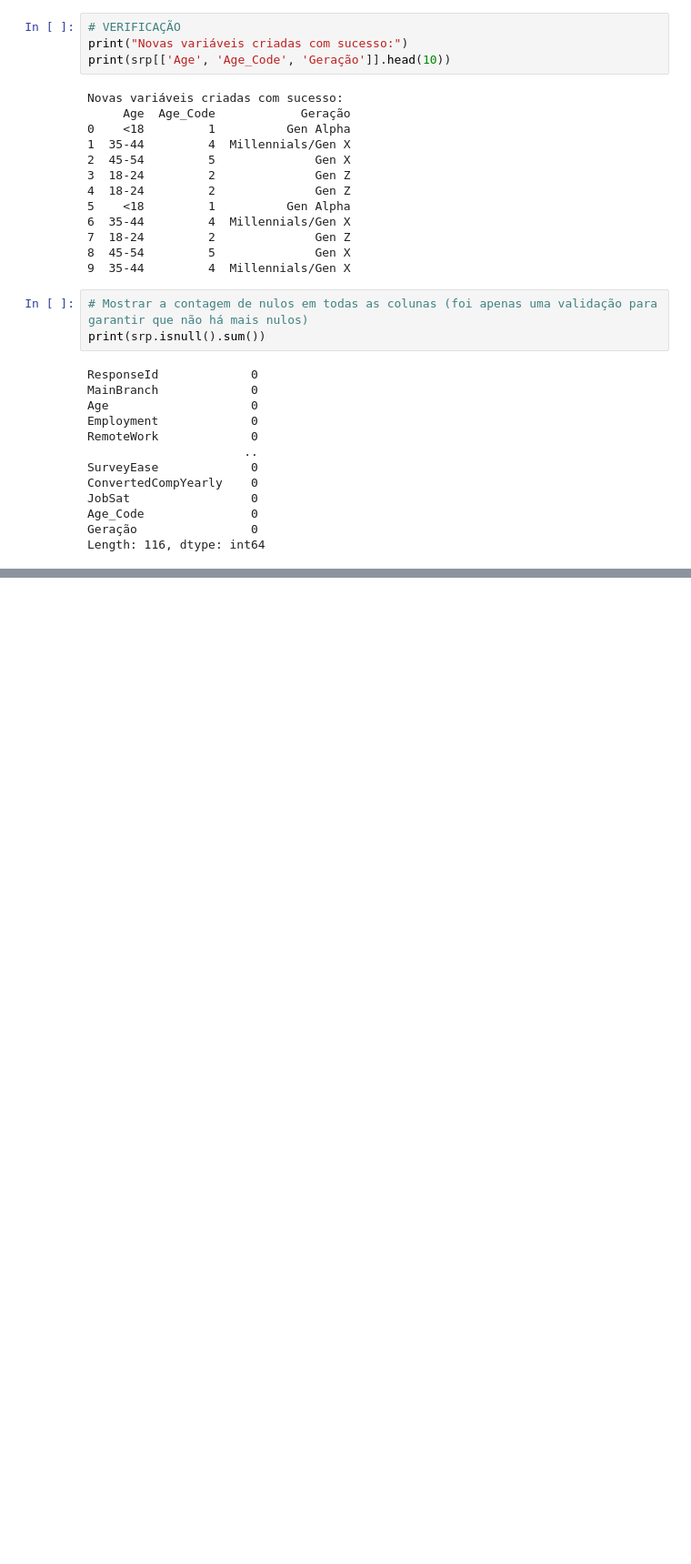
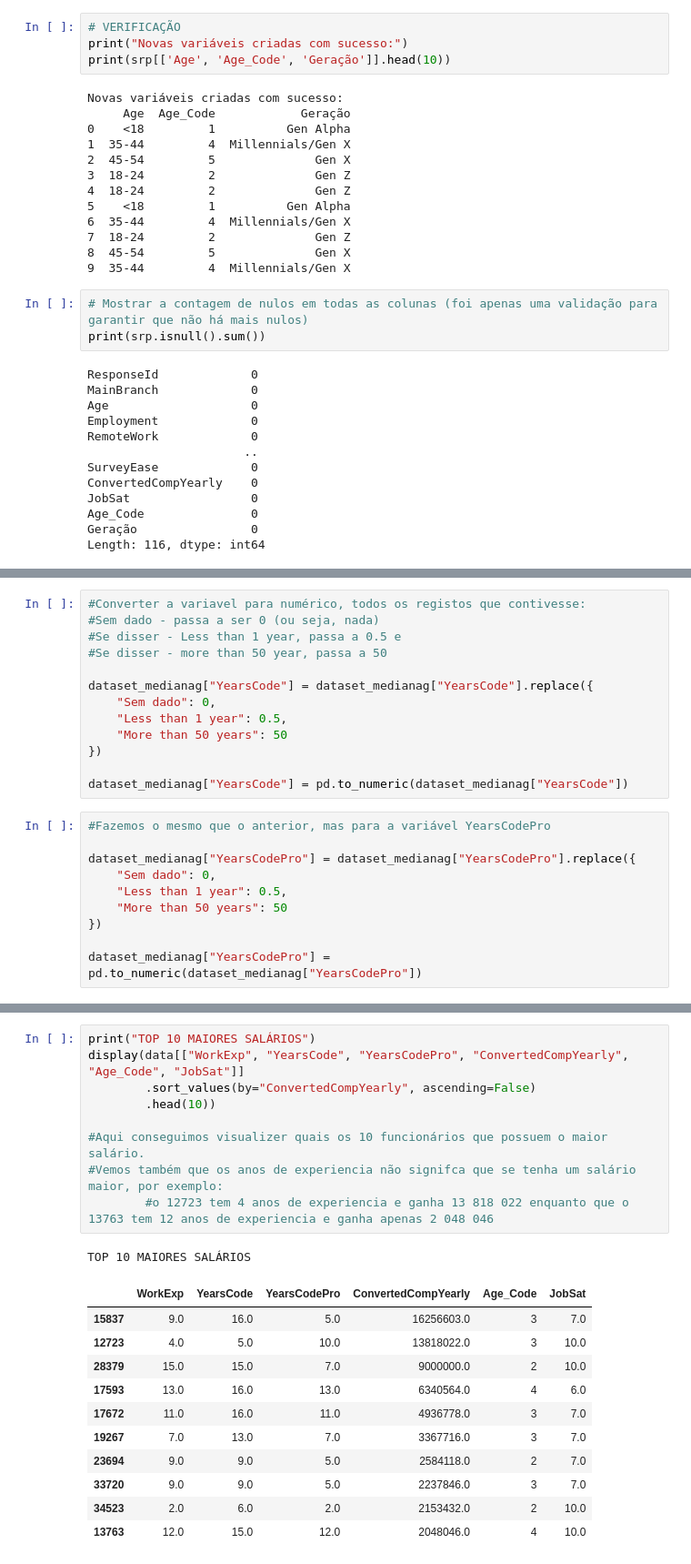
Before and after one commit to Rodrigo-CPEio/DataSet_GroupProject, a Jupyter notebook: Notebook_LAD.ipynb, the cells around one changed output, grey strips where cells are left out. Shown at 91% size. Drawn from its saved outputs; the diff is of its cells as text; blank space fills up the shorter version.

```diff
--- a/Notebook_LAD.ipynb
+++ b/Notebook_LAD.ipynb
@@ -218,0 +344,23 @@ srp.to_csv('DATASET/dataset_limpo_geracoes.csv', index=False)
+# %%
+#Converter a variavel para numérico, todos os registos que contivesse:
+#Sem dado - passa a ser 0 (ou seja, nada)
+#Se disser - Less than 1 year, passa a 0.5 e
+#Se disser - more than 50 year, passa a 50
+
+dataset_medianag["YearsCode"] = dataset_medianag["YearsCode"].replace({
+    "Sem dado": 0,
+    "Less than 1 year": 0.5,
+    "More than 50 years": 50
+})
+
+dataset_medianag["YearsCode"] = pd.to_numeric(dataset_medianag["YearsCode"])
+# %%
+#Fazemos o mesmo que o anterior, mas para a variável YearsCodePro
+
+dataset_medianag["YearsCodePro"] = dataset_medianag["YearsCodePro"].replace({
+    "Sem dado": 0,
+    "Less than 1 year": 0.5,
+    "More than 50 years": 50
+})
+
+dataset_medianag["YearsCodePro"] = pd.to_numeric(dataset_medianag["YearsCodePro"])
@@ -218,0 +493,22 @@ srp.to_csv('DATASET/dataset_limpo_geracoes.csv', index=False)
+# %%
+print("TOP 10 MAIORES SALÁRIOS")
+display(data[["WorkExp", "YearsCode", "YearsCodePro", "ConvertedCompYearly", "Age_Code", "JobSat"]]
+        .sort_values(by="ConvertedCompYearly", ascending=False)
+        .head(10))
+
+#Aqui conseguimos visualizer quais os 10 funcionários que possuem o maior salário.
+#Vemos também que os anos de experiencia não signifca que se tenha um salário maior, por exemplo:
+        #o 12723 tem 4 anos de experiencia e ganha 13 818 022 enquanto que o 13763 tem 12 anos de experiencia e ganha apenas 2 048 046
+# %% [output]
+TOP 10 MAIORES SALÁRIOS
+|  | WorkExp | YearsCode | YearsCodePro | ConvertedCompYearly | Age_Code | JobSat |
+| 15837 | 9.0 | 16.0 | 5.0 | 16256603.0 | 3 | 7.0 |
+| 12723 | 4.0 | 5.0 | 10.0 | 13818022.0 | 3 | 10.0 |
+| 28379 | 15.0 | 15.0 | 7.0 | 9000000.0 | 2 | 10.0 |
+| 17593 | 13.0 | 16.0 | 13.0 | 6340564.0 | 4 | 6.0 |
+| 17672 | 11.0 | 16.0 | 11.0 | 4936778.0 | 3 | 7.0 |
+| 19267 | 7.0 | 13.0 | 7.0 | 3367716.0 | 3 | 7.0 |
+| 23694 | 9.0 | 9.0 | 5.0 | 2584118.0 | 2 | 7.0 |
+| 33720 | 9.0 | 9.0 | 5.0 | 2237846.0 | 3 | 7.0 |
+| 34523 | 2.0 | 6.0 | 2.0 | 2153432.0 | 2 | 10.0 |
+| 13763 | 12.0 | 15.0 | 12.0 | 2048046.0 | 4 | 10.0 |
```
Also changed, not shown: parts of 20 cells of this notebook, 2 other files.
